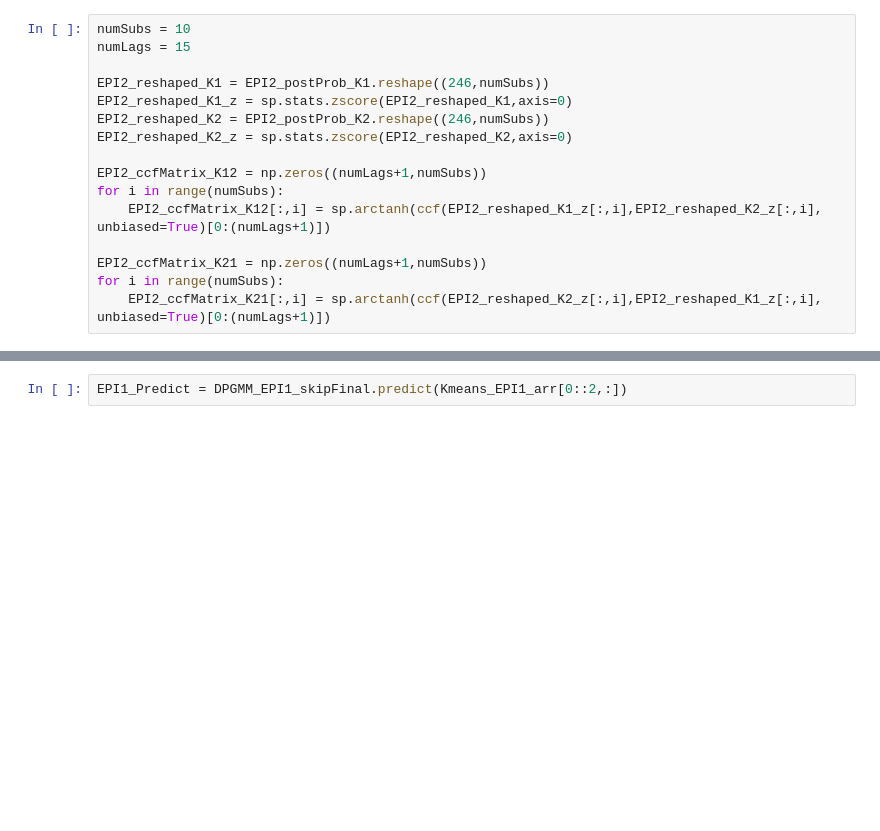
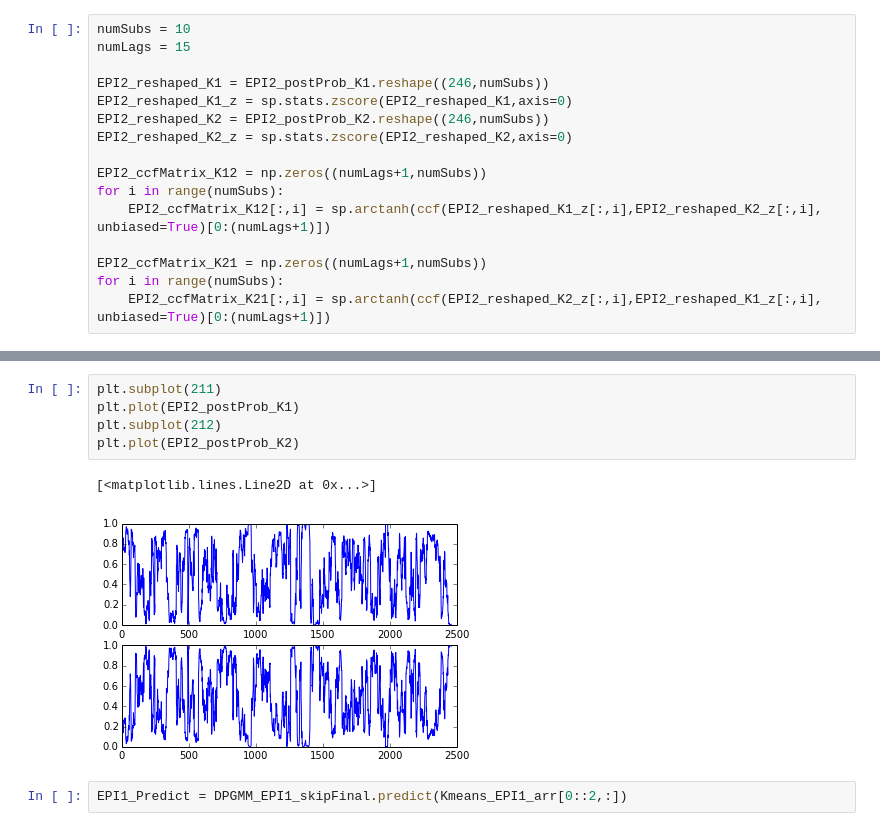
Before and after one commit to JAStark/NeuroImaging_Viz_Project, a Jupyter notebook: data/DPGMM.ipynb, the cells around one changed output, grey strips where cells are left out. Saved outputs shown, nothing was run; the diff lists cells and outputs as text; blank space fills up the shorter version.

```diff
--- a/data/DPGMM.ipynb
+++ b/data/DPGMM.ipynb
@@ -583,3 +798,11 @@ plt.plot(EPI1_postProb_K4)
+# %%
+plt.subplot(211)
+plt.plot(EPI2_postProb_K1)
+plt.subplot(212)
+plt.plot(EPI2_postProb_K2)
+# %% [output]
+[<matplotlib.lines.Line2D at 0x...>]
+[figure, added]
 # %%
 EPI1_Predict = DPGMM_EPI1_skipFinal.predict(Kmeans_EPI1_arr[0::2,:])
 # %%
```
Also changed, not shown: parts of 32 cells of this notebook, 28 other files.
